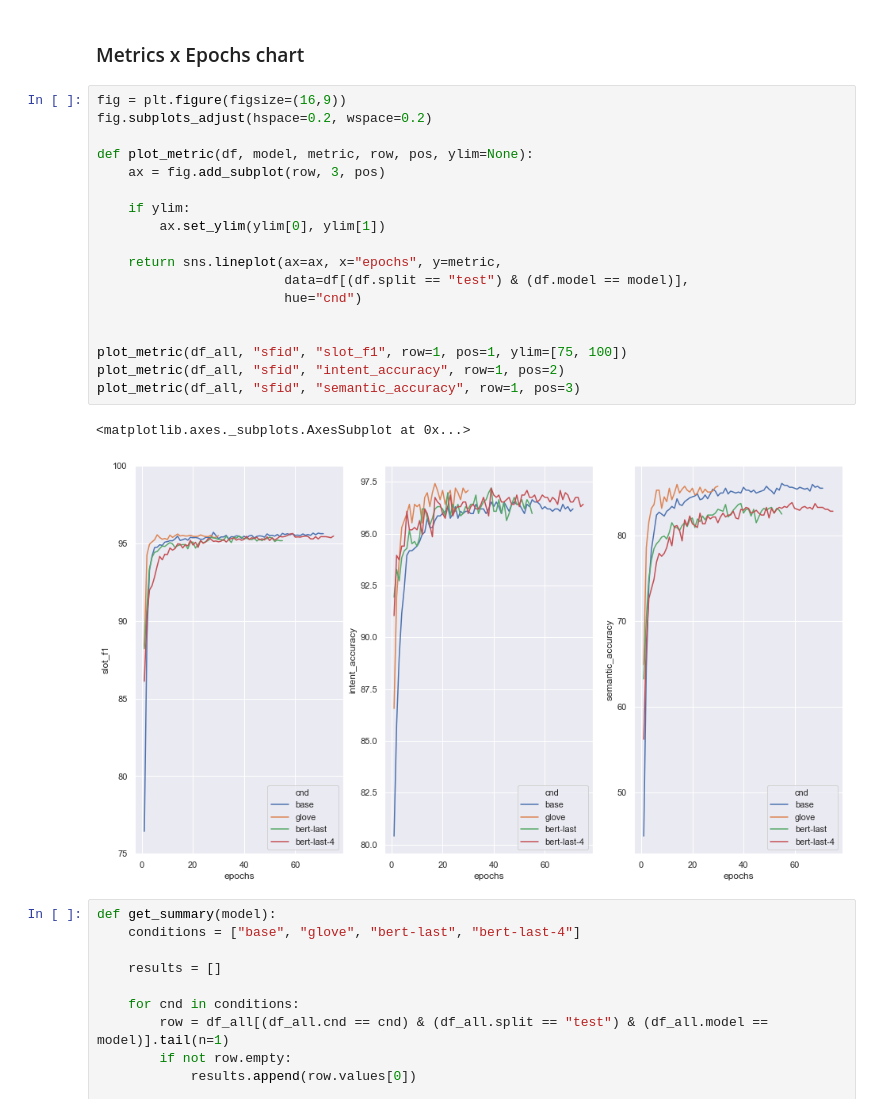
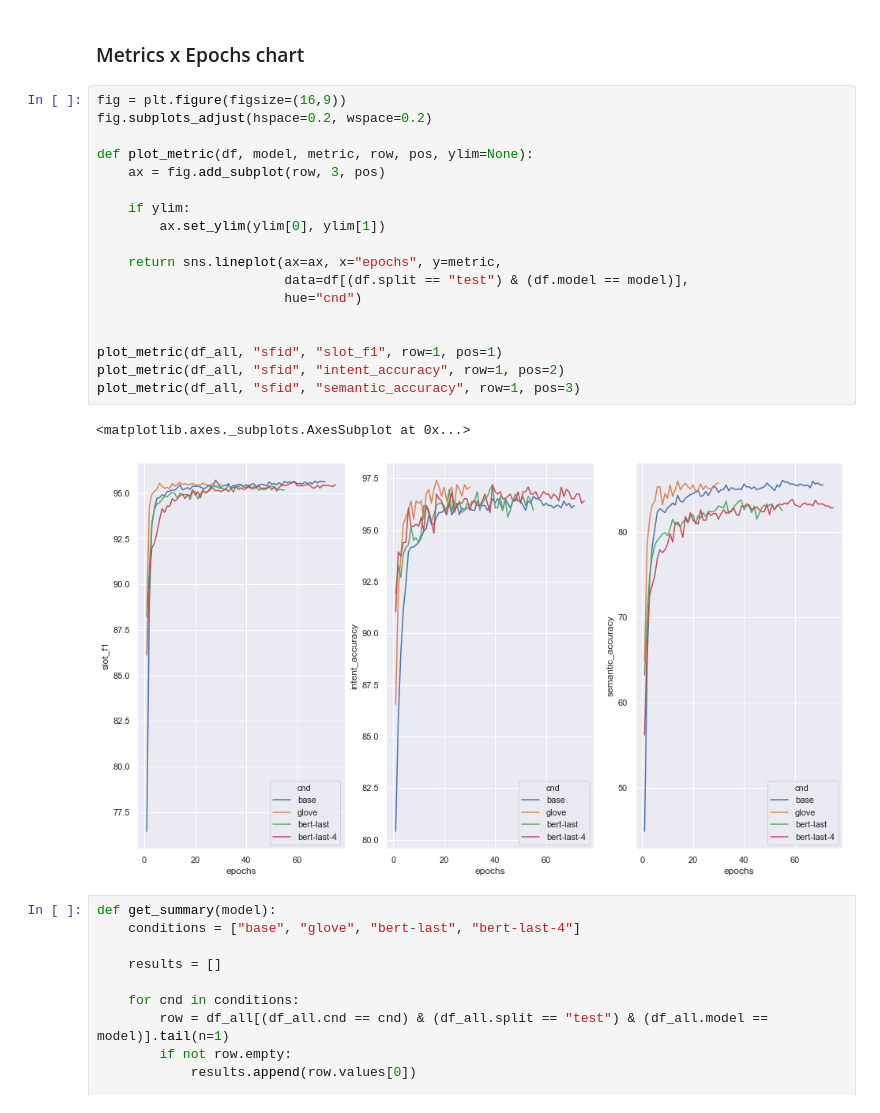
Before and after one commit to jorgeramirez/ca-project, a Jupyter notebook: results/charts.ipynb, the cells around one changed output. Saved outputs shown, nothing was run; the diff lists cells and outputs as text.

```diff
--- a/results/charts.ipynb
+++ b/results/charts.ipynb
@@ -43,24 +43,24 @@ df_all = pd.concat([df_all_sfid, df_all_slot])
 # %%
 fig = plt.figure(figsize=(16,9))
 fig.subplots_adjust(hspace=0.2, wspace=0.2)
 
 def plot_metric(df, model, metric, row, pos, ylim=None):
     ax = fig.add_subplot(row, 3, pos)
 
     if ylim:
         ax.set_ylim(ylim[0], ylim[1])
 
     return sns.lineplot(ax=ax, x="epochs", y=metric,
                         data=df[(df.split == "test") & (df.model == model)],
                         hue="cnd")
 
 
-plot_metric(df_all, "sfid", "slot_f1", row=1, pos=1, ylim=[75, 100])
+plot_metric(df_all, "sfid", "slot_f1", row=1, pos=1)
 plot_metric(df_all, "sfid", "intent_accuracy", row=1, pos=2)
 plot_metric(df_all, "sfid", "semantic_accuracy", row=1, pos=3)
 # %% [output]
 <matplotlib.axes._subplots.AxesSubplot at 0x...>
-[figure, old version]
+[figure, new version]
 # %%
 def get_summary(model):
     conditions = ["base", "glove", "bert-last", "bert-last-4"]
```
Also changed, not shown: parts of 1 cell of this notebook.
